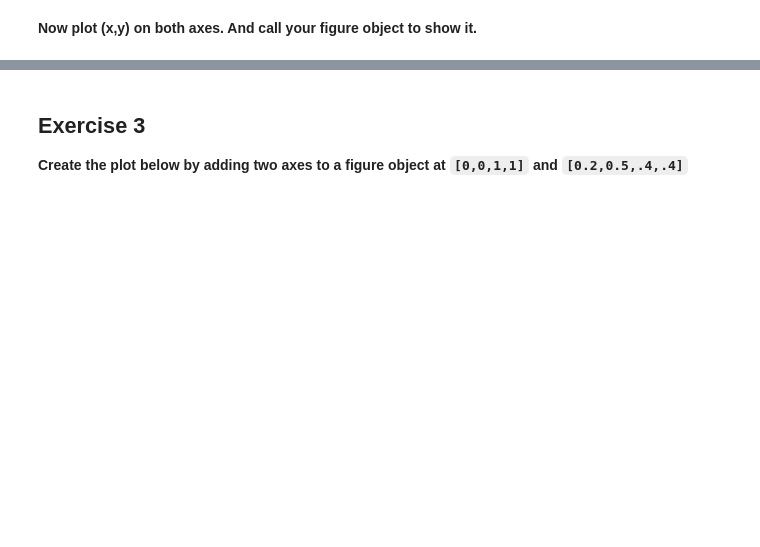
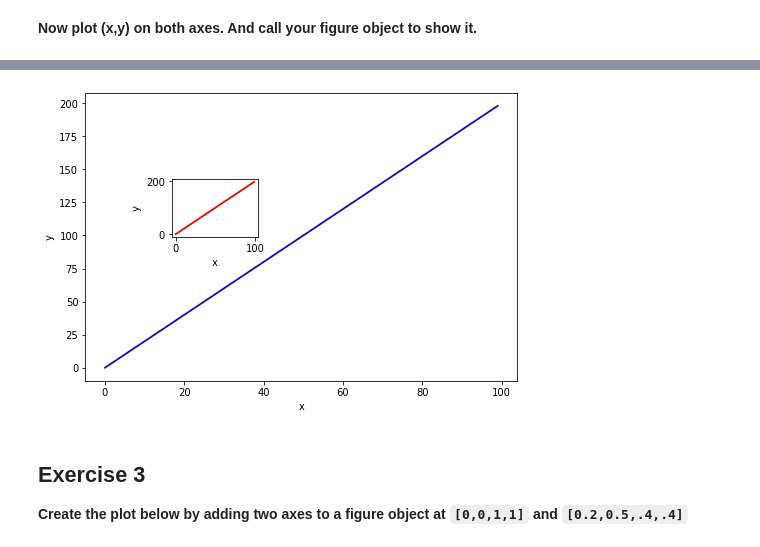
Before and after one commit to enricobacis/enricobacis.github.io, a Jupyter notebook: data/notebooks/04.2-Matplotlib Exercises.ipynb, the cells around one changed output, grey strips where cells are left out. Drawn from its saved outputs; the diff is of its cells as text; code cells hidden in the pictures; blank space fills up the shorter version.

```diff
--- a/data/notebooks/04.2-Matplotlib Exercises.ipynb
+++ b/data/notebooks/04.2-Matplotlib Exercises.ipynb
@@ -41,3 +50,13 @@ Text(0.5, 1.0, 'title')
+# %%
+ax1.plot(x, y, 'b')
+ax1.set_xlabel('x')
+ax1.set_ylabel('y')
+ax2.plot(x, y, 'r')
+ax2.set_xlabel('x')
+ax2.set_ylabel('y')
+fig
+# %% [output]
+[figure, added]
 # %% [markdown]
 ## Exercise 3
 
```
Also changed, not shown: parts of 14 cells of this notebook, 2 other files.
